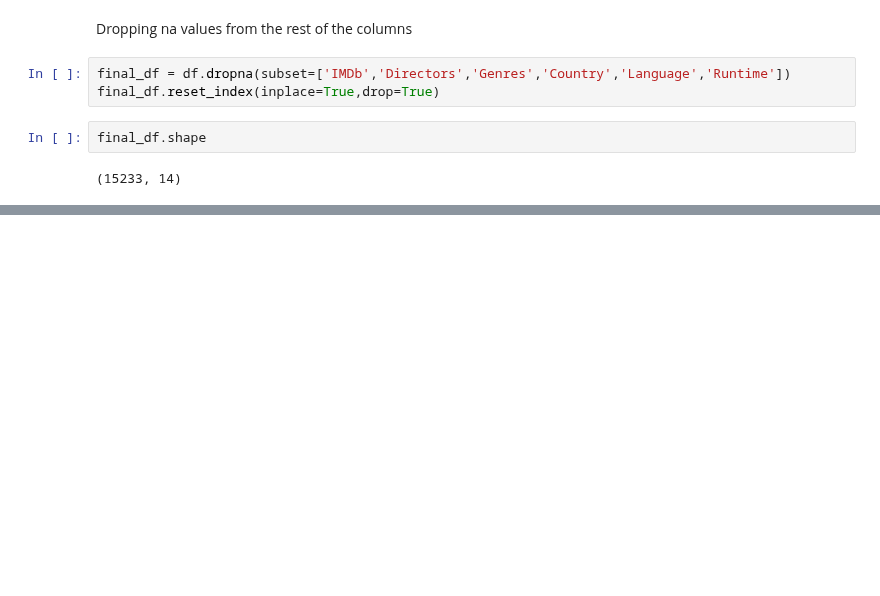
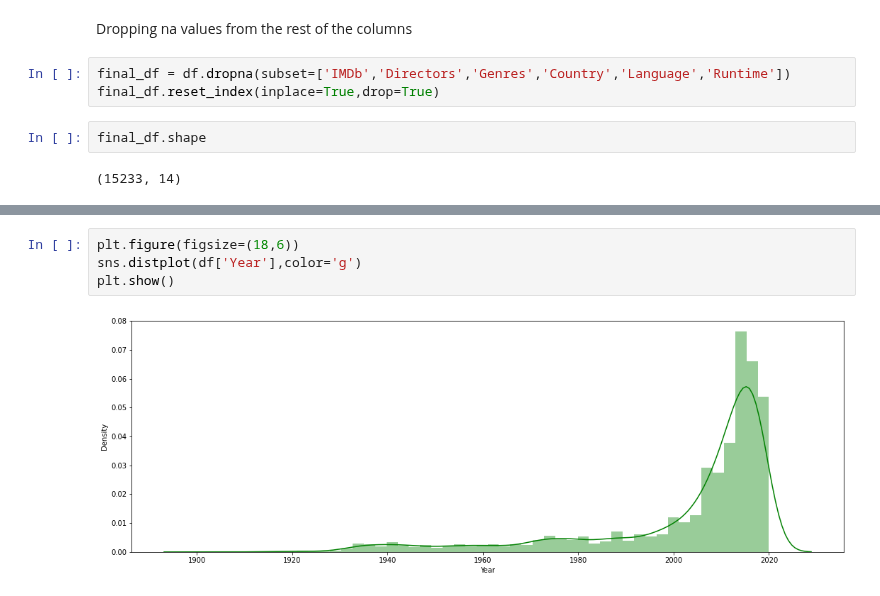
Before and after one commit to Hiteshhegde/Recommendation_System, a Jupyter notebook: Movie_recom_sys_data_process&analysis.ipynb, the cells around one changed output, grey strips where cells are left out. Saved outputs shown, nothing was run; the diff lists cells and outputs as text; blank space fills up the shorter version.

```diff
--- a/Movie_recom_sys_data_process&analysis.ipynb
+++ b/Movie_recom_sys_data_process&analysis.ipynb
@@ -153,0 +154,6 @@ plt.show()
+# %%
+plt.figure(figsize=(18,6))
+sns.distplot(df['Year'],color='g')
+plt.show()
+# %% [output]
+[figure, added]
```
Also changed, not shown: parts of 25 cells of this notebook.
